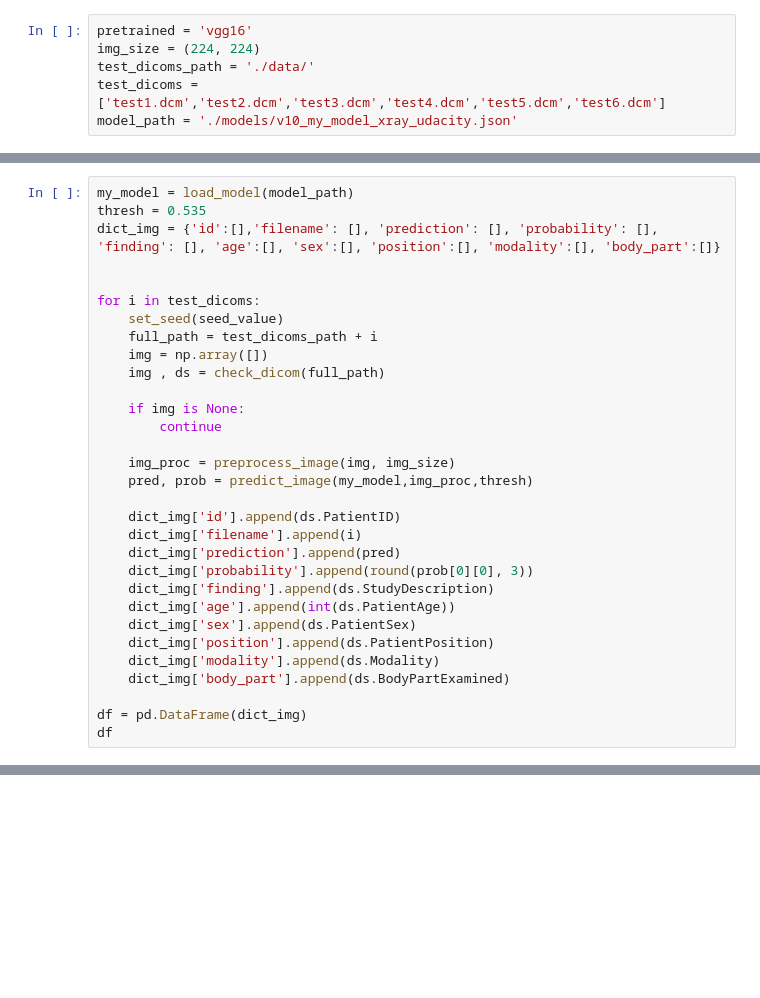
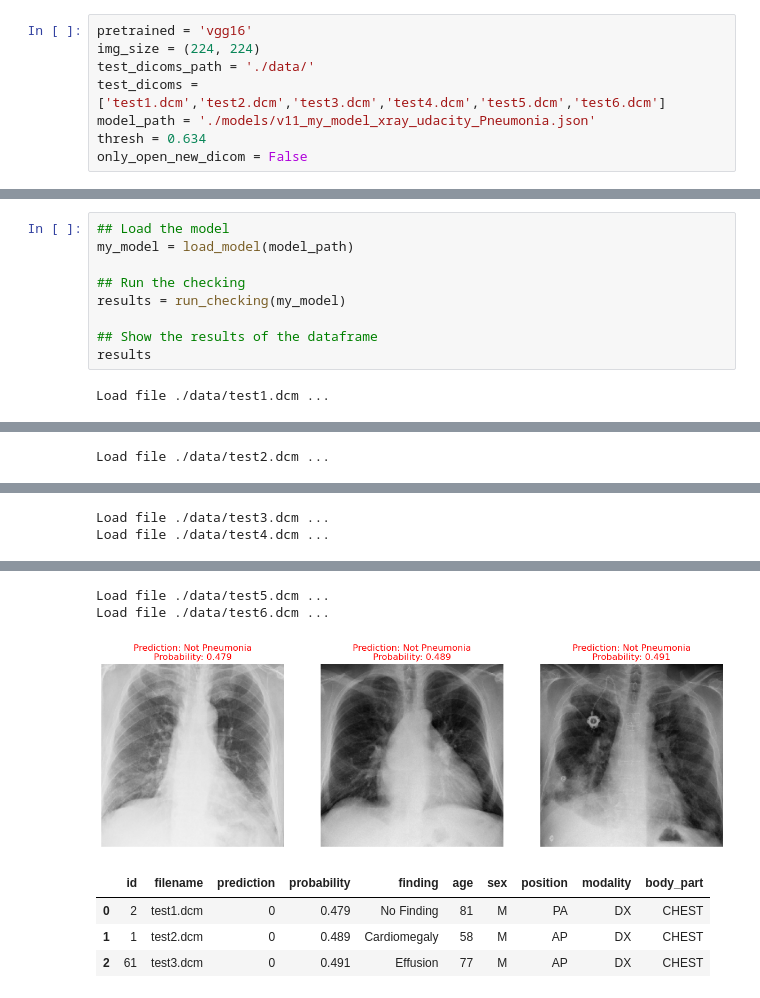
Before and after one commit to maicobernal/xray_nih_pneumonia, a Jupyter notebook: INFERENCE.ipynb, the cells around one changed output, grey strips where cells are left out. Cells and saved outputs as stored; diff of their text form; blank space fills up the shorter version.

```diff
--- a/INFERENCE.ipynb
+++ b/INFERENCE.ipynb
@@ -42,4 +51,6 @@ pretrained = 'vgg16'
 img_size = (224, 224)
 test_dicoms_path = './data/'
 test_dicoms = ['test1.dcm','test2.dcm','test3.dcm','test4.dcm','test5.dcm','test6.dcm']
-model_path = './models/v10_my_model_xray_udacity.json'
+model_path = './models/v11_my_model_xray_udacity_Pneumonia.json'
+thresh = 0.634
+only_open_new_dicom = False
@@ -85,31 +56,0 @@ def predict_image(model, img, thresh):
-# %%
-my_model = load_model(model_path)
-thresh = 0.535
-dict_img = {'id':[],'filename': [], 'prediction': [], 'probability': [], 'finding': [], 'age':[], 'sex':[], 'position':[], 'modality':[], 'body_part':[]}
-
-
-for i in test_dicoms:
-    set_seed(seed_value)
-    full_path = test_dicoms_path + i
-    img = np.array([])
-    img , ds = check_dicom(full_path)
-
-    if img is None:
-        continue
-
-    img_proc = preprocess_image(img, img_size)
-    pred, prob = predict_image(my_model,img_proc,thresh)
-
-    dict_img['id'].append(ds.PatientID)
-    dict_img['filename'].append(i)
-    dict_img['prediction'].append(pred)
-    dict_img['probability'].append(round(prob[0][0], 3))
-    dict_img['finding'].append(ds.StudyDescription)
-    dict_img['age'].append(int(ds.PatientAge))
-    dict_img['sex'].append(ds.PatientSex)
-    dict_img['position'].append(ds.PatientPosition)
-    dict_img['modality'].append(ds.Modality)
-    dict_img['body_part'].append(ds.BodyPartExamined)
-
-df = pd.DataFrame(dict_img)
-df
@@ -123,0 +201,11 @@ df
+# %%
+## Load the model
+my_model = load_model(model_path)
+
+## Run the checking
+results = run_checking(my_model)
+
+## Show the results of the dataframe
+results
+# %% [output]
+Load file ./data/test1.dcm ...
@@ -123,0 +213 @@ df
+Load file ./data/test2.dcm ...
@@ -123,0 +215,2 @@ df
+Load file ./data/test3.dcm ...
+Load file ./data/test4.dcm ...
@@ -123,0 +218,7 @@ df
+Load file ./data/test5.dcm ...
+Load file ./data/test6.dcm ...
+[figure, added]
+|  | id | filename | prediction | probability | finding | age | sex | position | modality | body_part |
+| 0 | 2 | test1.dcm | 0 | 0.479 | No Finding | 81 | M | PA | DX | CHEST |
+| 1 | 1 | test2.dcm | 0 | 0.489 | Cardiomegaly | 58 | M | AP | DX | CHEST |
+| 2 | 61 | test3.dcm | 0 | 0.491 | Effusion | 77 | M | AP | DX | CHEST |
```
Also changed, not shown: parts of 7 cells of this notebook, 4 other files.
